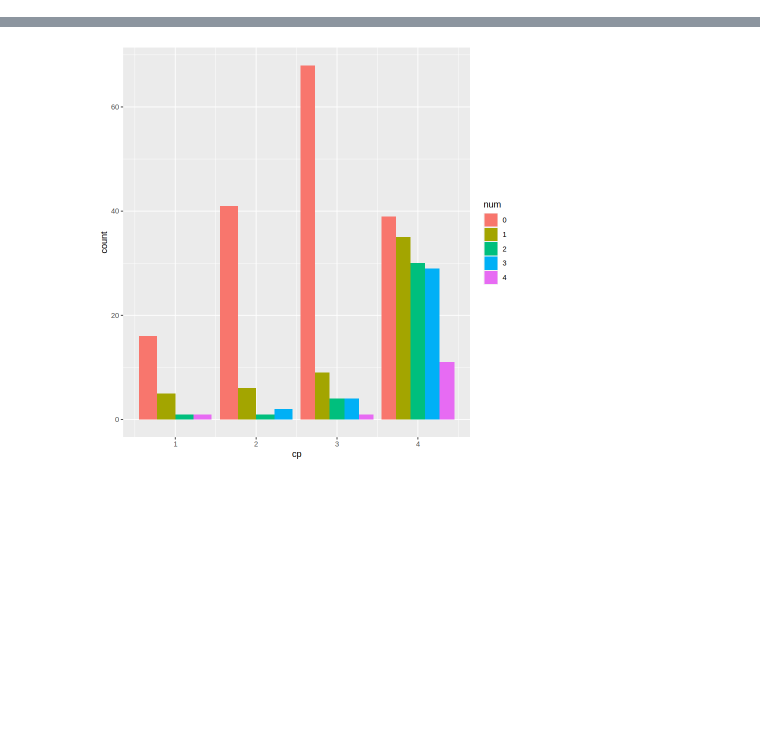
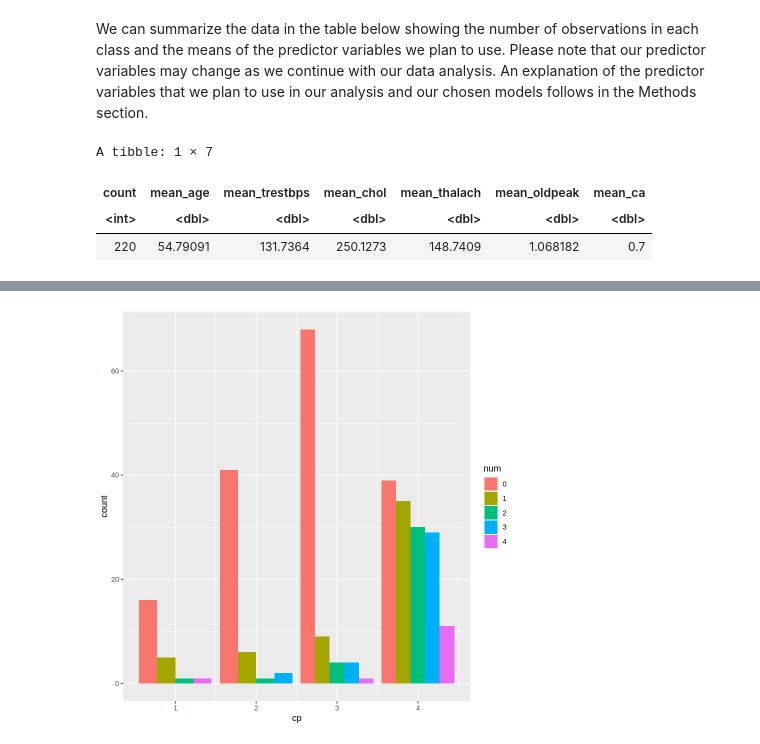
Before and after one commit to Mikeee12138/Group-Project-dsci100, a Jupyter notebook: Proposal.ipynb, the cells around one changed output, grey strips where cells are left out. Saved outputs shown, nothing was run; the diff lists cells and outputs as text; code cells hidden in the pictures; blank space fills up the shorter version.

```diff
--- a/Proposal.ipynb
+++ b/Proposal.ipynb
@@ -85,0 +139,19 @@ A spec_tbl_df: 303 × 14
+# %% [markdown]
+We can summarize the data in the table below showing the number of observations in each class and the means of the predictor variables we plan to use. Please note that our predictor variables may change as we continue with our data analysis. An explanation of the predictor variables that we plan to use in our analysis and our chosen models follows in the Methods section.
+# %%
+heart_disease_train_summary <- heart_disease_train_filtered |>
+    summarise(
+        count = n(),
+        mean_age = mean(age),
+        mean_trestbps = mean(trestbps),
+        mean_chol = mean(chol),
+        mean_thalach = mean(thalach),
+        mean_oldpeak = mean(oldpeak),
+        mean_ca = mean(ca)
+        )
+heart_disease_train_summary
+# %% [output]
+A tibble: 1 × 7
+| count | mean_age | mean_trestbps | mean_chol | mean_thalach | mean_oldpeak | mean_ca |
+| <int> | <dbl> | <dbl> | <dbl> | <dbl> | <dbl> | <dbl> |
+| 220 | 54.79091 | 131.7364 | 250.1273 | 148.7409 | 1.068182 | 0.7 |
```
Also changed, not shown: parts of 11 cells of this notebook.
